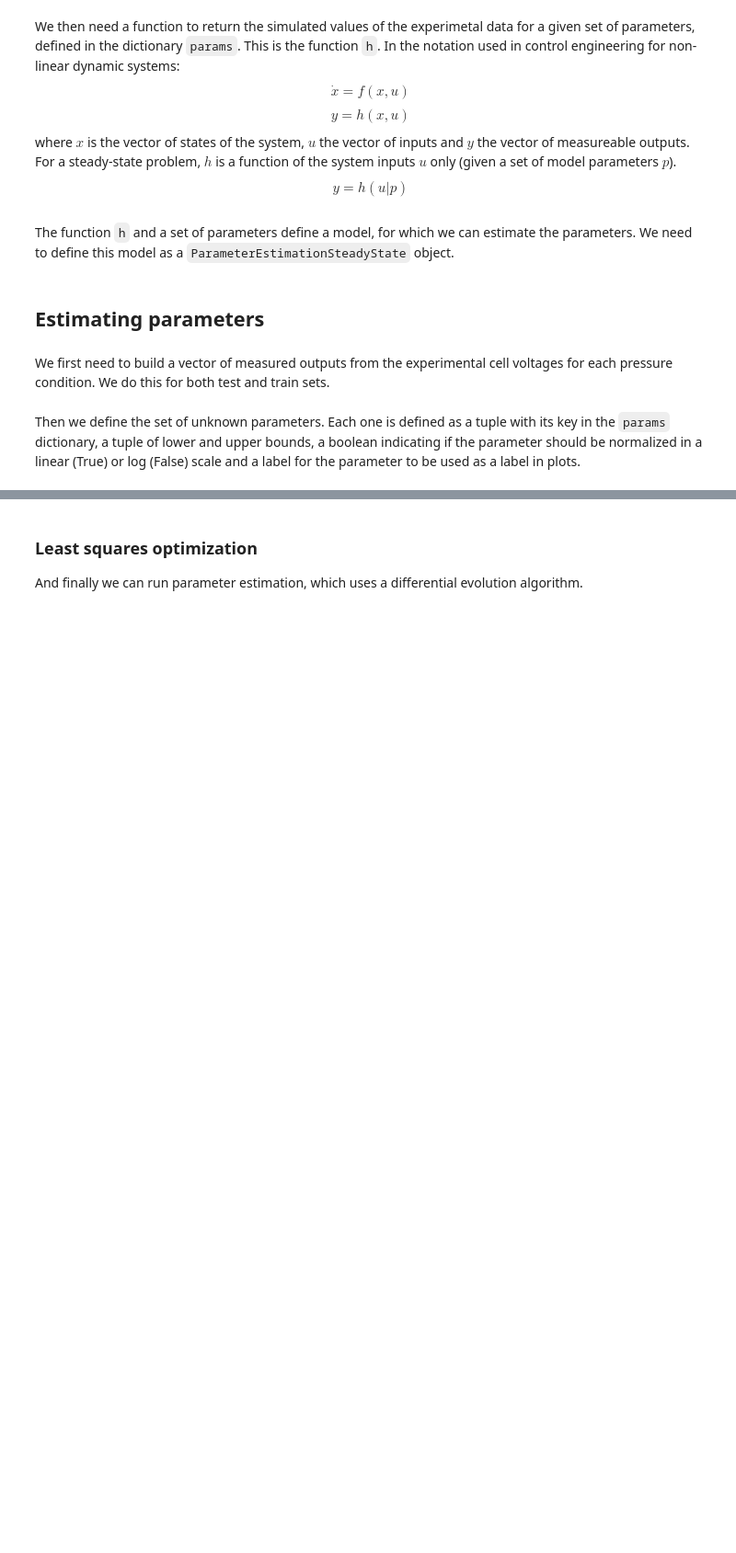
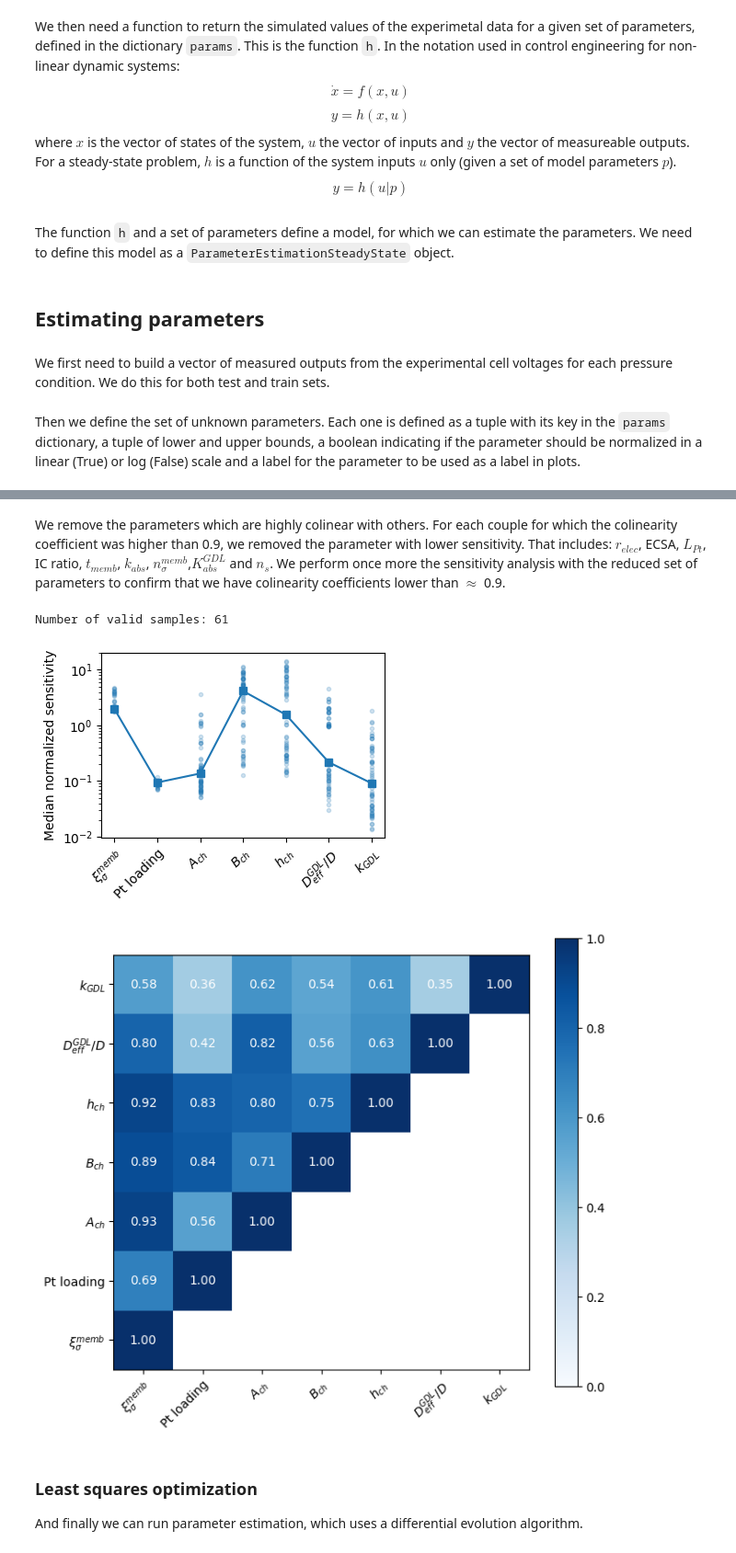
Before and after one commit to affonsop/marapendi, a Jupyter notebook: notebooks/estimate_data_gass2024.ipynb, the cells around one changed output, grey strips where cells are left out. Shown at 92% size. Saved outputs shown, nothing was run; the diff lists cells and outputs as text; code cells hidden in the pictures; blank space fills up the shorter version.

```diff
--- a/notebooks/estimate_data_gass2024.ipynb
+++ b/notebooks/estimate_data_gass2024.ipynb
@@ -249,3 +271,52 @@ Number of valid samples: 9
+# %% [markdown]
+We remove the parameters which are highly colinear with others. For each couple for which the colinearity coefficient was higher than 0.9, we removed the parameter with lower sensitivity. That includes: $r_{elec}$, ECSA, $L_{Pt}$, IC ratio, $t_{memb}$, $k_{abs}$, $n_{\sigma}^{memb}$,$K_{abs}^{GDL}$ and $n_{s}$. We perform once more the sensitivity analysis with the reduced set of parameters to confirm that we have colinearity coefficients lower than $\approx$ 0.9.
+# %%
+model.p.update({
+    'memb-thickness': 8e-6,
+    'wet_transition': 0.2,
+    'pt-loading': 0.4e-2,
+    'ECSA': 80e3,
+    'memb-cond-exp': 1.5,
+    'elec-resistance': 20e-7,
+    'memb-abs-constant': 1e-5,
+    'gdl-thermal-cond': 0.2,
+    'ic-ratio': 1,
+})
+
+model.set_unknown_params(
+        [
+        #('elec-resistance', (20e-7, 60e-7), True, '$r_{elec}$'),
+        #('memb-thickness',(8e-6,15e-6), True, r'$t_{memb}$'),
+        ('memb-cond-correction',(.1,5), True, r'$\xi_{\sigma}^{memb}$'),
+        #('memb-cond-exp',(1,2), True, '$n_{\sigma}^{memb}$'),
+        #('ecsa', (45e3,90e3), True, 'ECSA'),
+        ('pt-loading', (0.3e-2, 0.5e-2), True, 'Pt loading'),
+        #('ic-ratio', (0.8,1.2), True, 'IC ratio'),
+        ('A_ch', (0.2, 2), True, '$A_{ch}$'),
+        ('B_ch', (0.2, 2), True, '$B_{ch}$'),
+        ('ch-height', (0.15e-3, 0.5e-3), True, '$h_{ch}$'),
+        ('gdl-eff-diff-ratio', (0.2,0.5), True, '$D^{GDL}_{eff}/D$'),
+        #('gdl-abs-perm', (1e-14,1e-12), True, '$K_{abs}^{GDL}$'),
+        ('gdl-thermal-cond', (0.2,2), True, '$k_{GDL}$'),
+        #('wet-transition', (0.2, .5), True, '$n_{s}$'),
+        # ('memb-water-diff', (1e-10, 10e-10), True, '$D_{\lambda}$'),
+        #('memb-abs-constant', (1e-6, 1e-4), False, '$k_{abs}$'),
+        ]
+    )
+
+cosPhi_med_ij, norm_s_i, S_med, S_std, S_med_i, S_std_i, S_n, n_valid = model.compute_global_sensitivity(t=0, m=7,
+                                                                                                         check_samples=True,
+                                                                                                         y_exp=train_exp_voltage_list,
+                                                                                                         res_limit=0.01)
+print('Number of valid samples: {:d}'.format(n_valid))
+fig1, ax1 = model.plot_global_sensitivity(xlabel_angle=45)
+fig2, ax2 = model.plot_colinearity_map(xlabel_angle=45, cmap='Blues',figsize=(7,6))
+
+plt.show()
+# %% [output]
+Number of valid samples: 61
+[figure, added]
+[figure, added]
 # %% [markdown]
 ### Least squares optimization
 And finally we can run parameter estimation, which uses a differential evolution algorithm.
```
Also changed, not shown: parts of 22 cells of this notebook.
